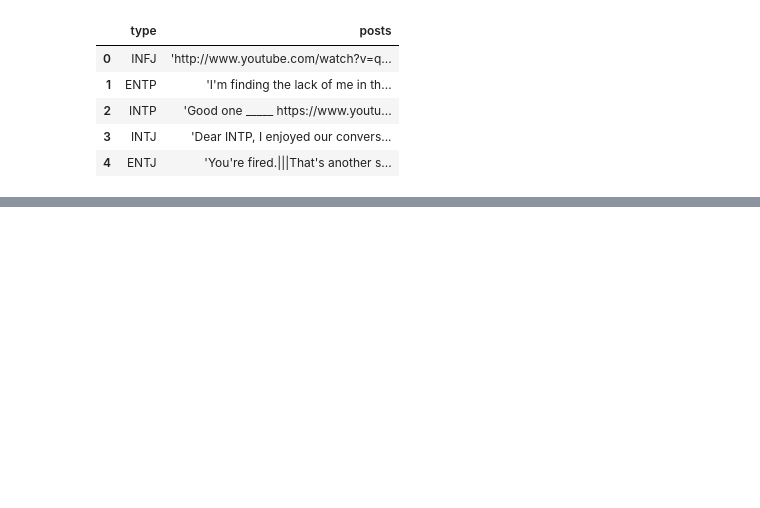
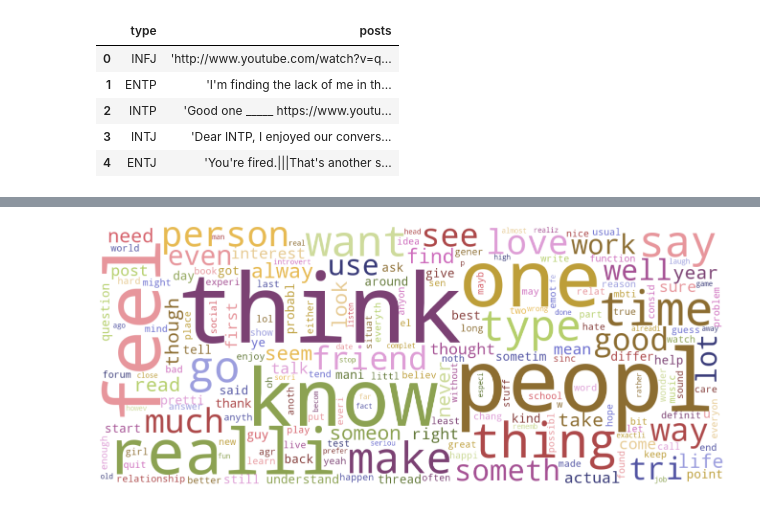
Before and after one commit to SidV2/PersonalityIndicator, a Jupyter notebook: NLP.ipynb, the cells around one changed output, grey strips where cells are left out. Saved outputs shown, nothing was run; the diff lists cells and outputs as text; code cells hidden in the pictures; blank space fills up the shorter version.

```diff
--- a/NLP.ipynb
+++ b/NLP.ipynb
@@ -240,0 +257,17 @@ Personality type: INTP
+# %%
+#Finding the most common words in all posts.
+words = list(datafcopy["posts"].apply(lambda x: x.split()))
+words = [x for y in words for x in y]
+
+Counter(words).most_common(40)
+
+# collocations to False  is set to ensure that the word cloud doesn't appear as if it contains any duplicate words
+wc = wordcloud.WordCloud(width=1200, height=500,
+                         collocations=False, background_color="white",
+                         colormap="tab20b").generate(" ".join(words))
+plt.figure(figsize=(25,10))
+# generate word cloud, interpolation
+plt.imshow(wc, interpolation='bilinear')
+_ = plt.axis("off")
+# %% [output]
+[figure, added]
```
Also changed, not shown: parts of 26 cells of this notebook.
